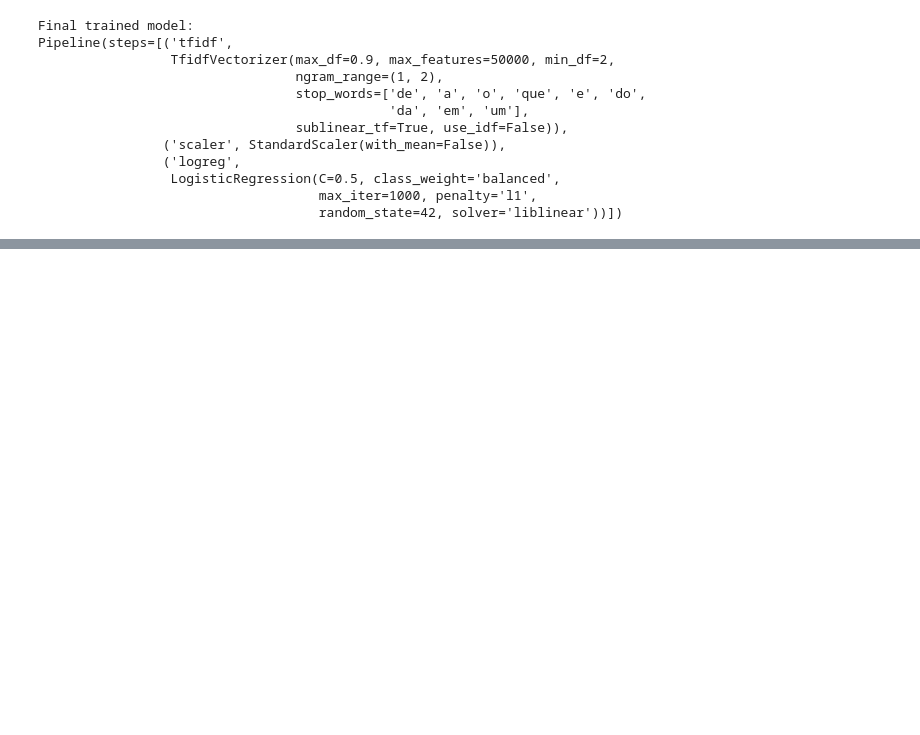
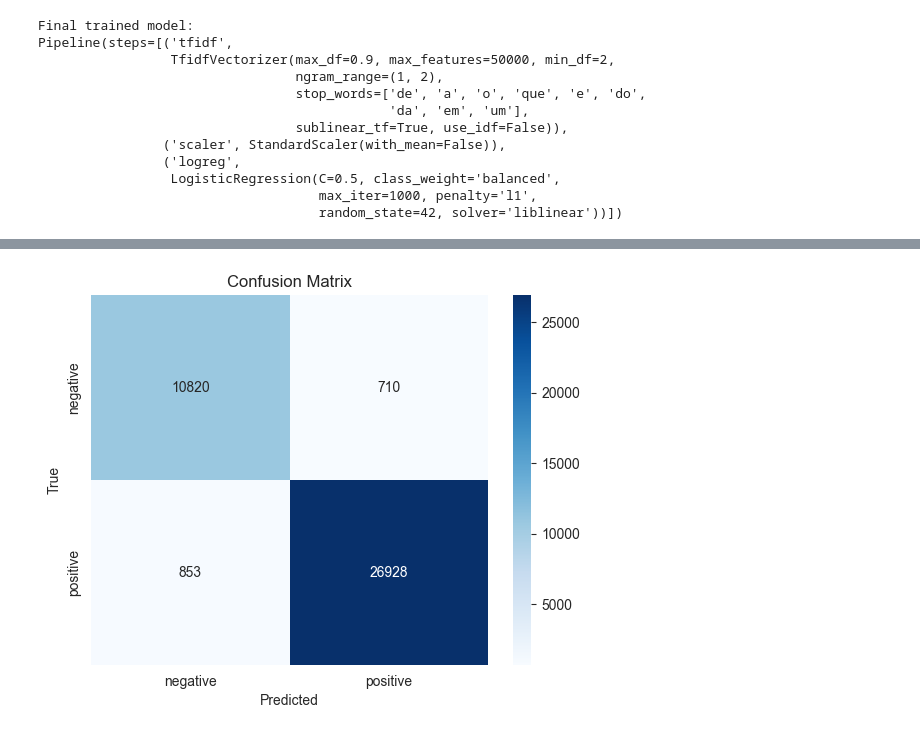
Before and after one commit to eduardowanderleyde/e-commerce-spark, a Jupyter notebook: e-commerce.ipynb, the cells around one changed output, grey strips where cells are left out. Saved outputs shown, nothing was run; the diff lists cells and outputs as text; code cells hidden in the pictures; blank space fills up the shorter version.

Commit message:
MLOps, Deploy and Using the model

```diff
--- a/e-commerce.ipynb
+++ b/e-commerce.ipynb
@@ -435,3 +435,7 @@ Pipeline(steps=[('tfidf',
                  LogisticRegression(C=0.5, class_weight='balanced',
                                     max_iter=1000, penalty='l1',
                                     random_state=42, solver='liblinear'))])
+# %%
+print("\n📈 Evaluating the model on the test set...\n")
+# Predictions
+y_pred = best_model.predict(X_test)
@@ -437,0 +464,9 @@ Pipeline(steps=[('tfidf',
+# %%
+cm = confusion_matrix(y_test, y_pred)
+sns.heatmap(cm, annot=True, fmt='d', cmap='Blues', xticklabels=['negative', 'positive'], yticklabels=['negative', 'positive'])
+plt.xlabel('Predicted')
+plt.ylabel('True')
+plt.title('Confusion Matrix')
+plt.show()
+# %% [output]
+[figure, added]
```
Also changed, not shown: parts of 6 cells of this notebook, 1 other file.
